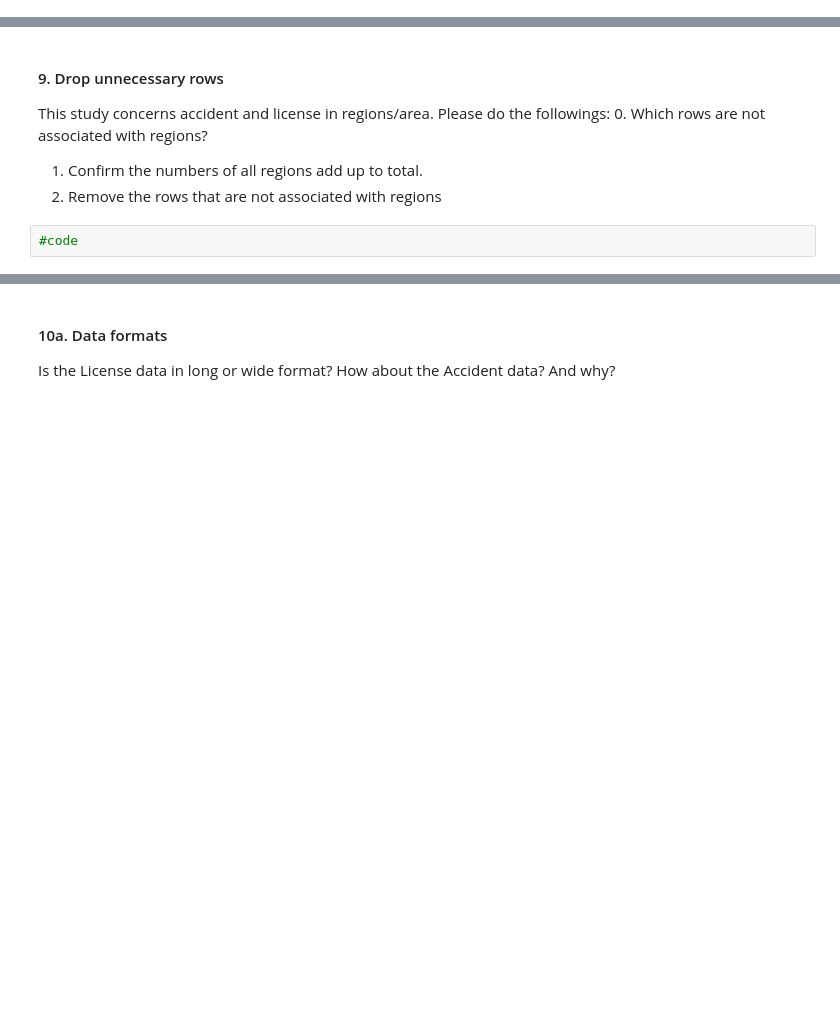
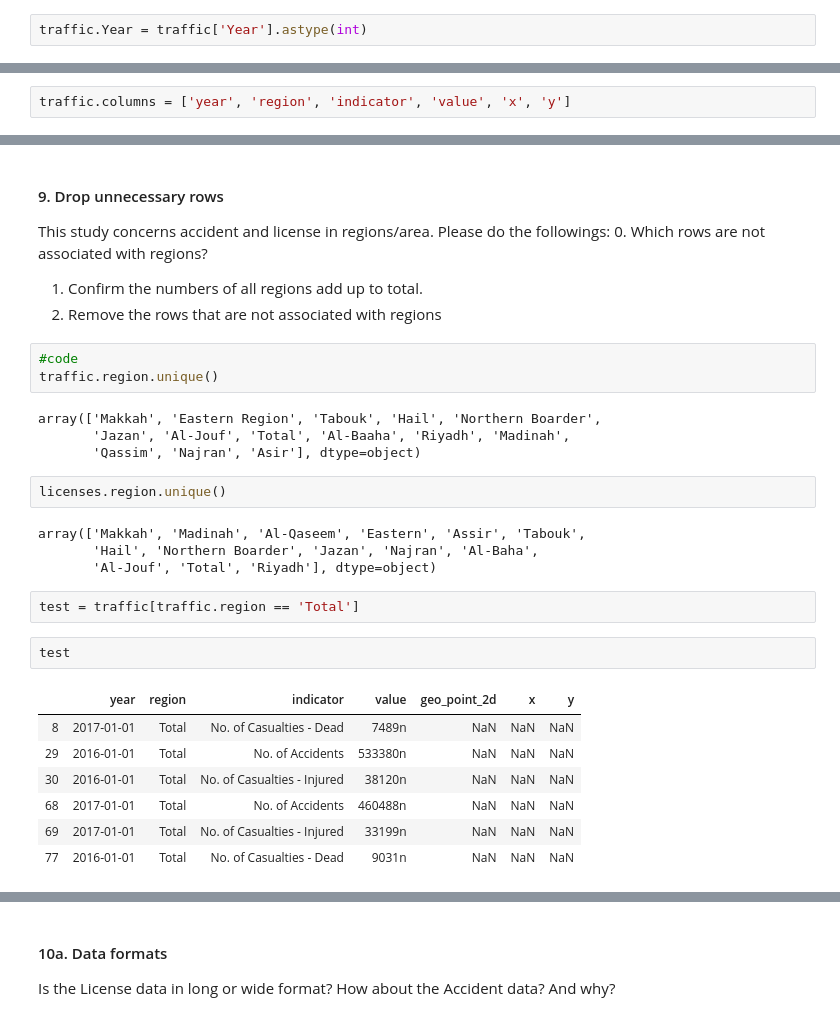
Before and after one commit to Mbuhliagah/traffic-analysis, a Jupyter notebook: code/starter-code.ipynb, the cells around one changed output, grey strips where cells are left out. Drawn from its saved outputs; the diff is of its cells as text; blank space fills up the shorter version.

```diff
--- a/code/starter-code.ipynb
+++ b/code/starter-code.ipynb
@@ -295,0 +262,2 @@ traffic.head()
+# %%
+traffic.Year = traffic['Year'].astype(int)
@@ -299,0 +271,2 @@ traffic.head()
+# %%
+traffic.columns = ['year', 'region', 'indicator', 'value', 'x', 'y']
@@ -362,3 +358,26 @@ This study concerns accident and license in regions/area. Please do the followin
 2. Remove the rows that are not associated with regions
 # %%
 #code
+traffic.region.unique()
+# %% [output]
+array(['Makkah', 'Eastern Region', 'Tabouk', 'Hail', 'Northern Boarder',
+       'Jazan', 'Al-Jouf', 'Total', 'Al-Baaha', 'Riyadh', 'Madinah',
+       'Qassim', 'Najran', 'Asir'], dtype=object)
+# %%
+licenses.region.unique()
+# %% [output]
+array(['Makkah', 'Madinah', 'Al-Qaseem', 'Eastern', 'Assir', 'Tabouk',
+       'Hail', 'Northern Boarder', 'Jazan', 'Najran', 'Al-Baha',
+       'Al-Jouf', 'Total', 'Riyadh'], dtype=object)
+# %%
+test = traffic[traffic.region == 'Total']
+# %%
+test
+# %% [output]
+|  | year | region | indicator | value | geo_point_2d | x | y |
+| 8 | 2017-01-01 | Total | No. of Casualties - Dead | 7489n | NaN | NaN | NaN |
+| 29 | 2016-01-01 | Total | No. of Accidents | 533380n | NaN | NaN | NaN |
+| 30 | 2016-01-01 | Total | No. of Casualties - Injured | 38120n | NaN | NaN | NaN |
+| 68 | 2017-01-01 | Total | No. of Accidents | 460488n | NaN | NaN | NaN |
+| 69 | 2017-01-01 | Total | No. of Casualties - Injured | 33199n | NaN | NaN | NaN |
+| 77 | 2016-01-01 | Total | No. of Casualties - Dead | 9031n | NaN | NaN | NaN |
```
Also changed, not shown: parts of 36 cells of this notebook.
